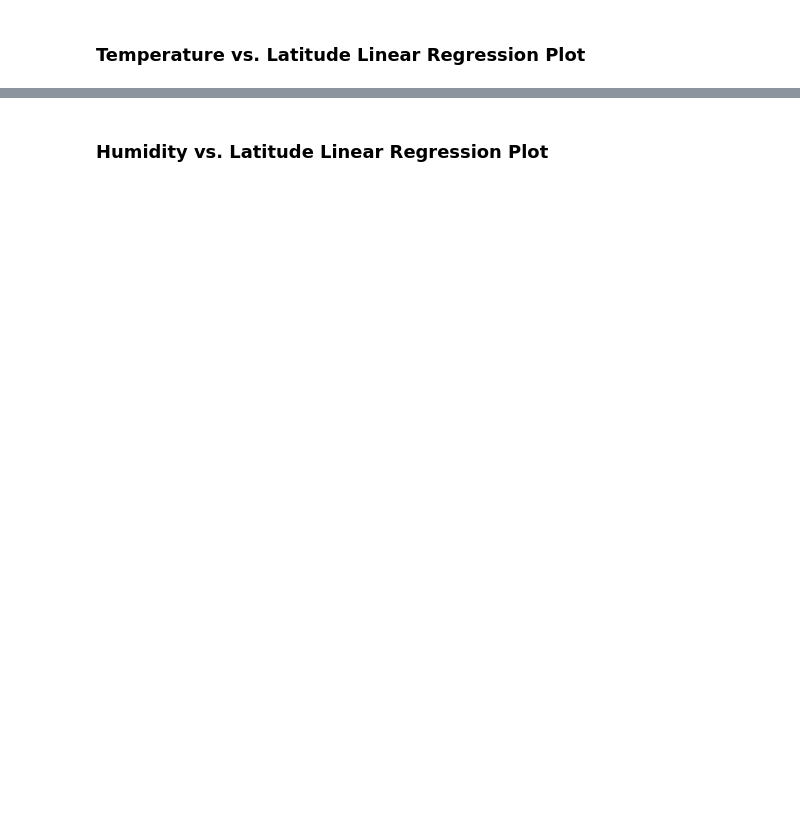
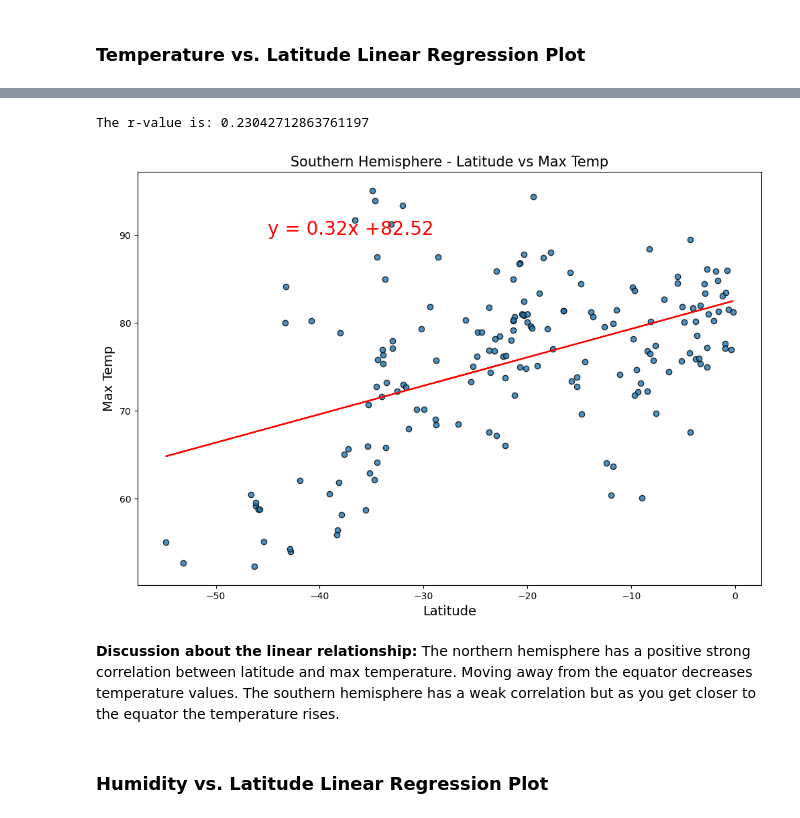
Before and after one commit to ashuudupa/python-api-challenge, a Jupyter notebook: WeatherPy/WeatherPy.ipynb, the cells around one changed output, grey strips where cells are left out. Cells and saved outputs as stored; diff of their text form; code cells hidden in the pictures; blank space fills up the shorter version.

```diff
--- a/WeatherPy/WeatherPy.ipynb
+++ b/WeatherPy/WeatherPy.ipynb
@@ -327,2 +340,15 @@ The r-value is: 0.4121057168607245
+# %%
+# Linear regression on Southern Hemisphere
+x_values = southern_hemi_df['Lat']
+y_values = southern_hemi_df['Max Temp']
+linear_regression(x_values, y_values, "Latitude", "Max Temp", "Southern",(-45, 90))
+plt.savefig('output_data/Southhemi Latitude vs. Max Temp.png')
+plt.show()
+# %% [output]
+The r-value is: 0.23042712863761197
+[figure, added]
+# %% [markdown]
+**Discussion about the linear relationship:** The northern hemisphere has a positive strong correlation between latitude and max temperature. Moving away from the equator decreases temperature values.
+The southern hemisphere has a weak correlation but as you get closer to the equator the temperature rises.
 # %% [markdown]
 ### Humidity vs. Latitude Linear Regression Plot
```
Also changed, not shown: parts of 31 cells of this notebook, 13 other files.
